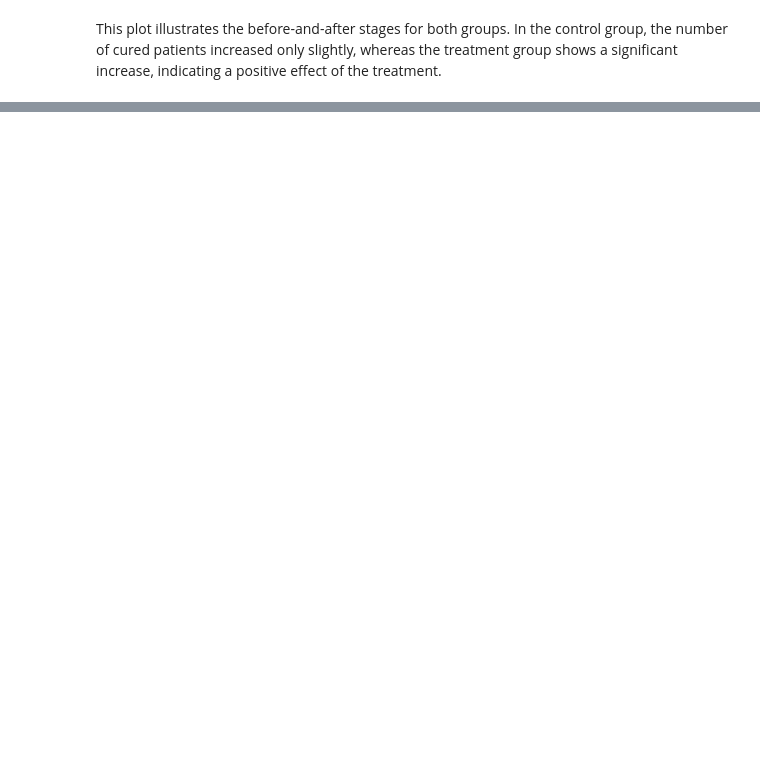
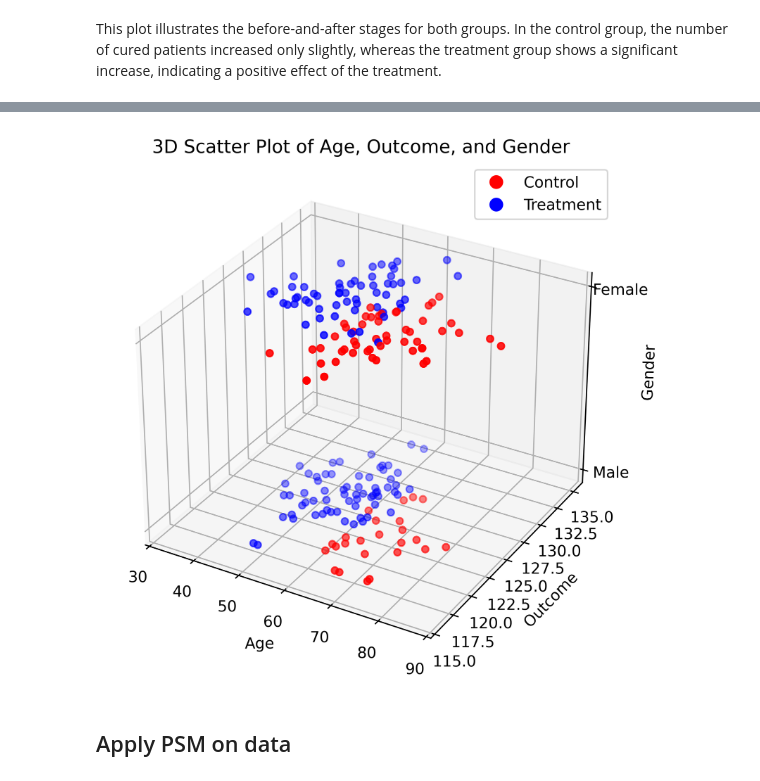
Before and after one commit to simahashemi/Quasi_Experimental_methods, a Jupyter notebook: Quasi_Experimental_methods.ipynb, the cells around one changed output, grey strips where cells are left out. Cells and saved outputs as stored; diff of their text form; code cells hidden in the pictures; blank space fills up the shorter version.

```diff
--- a/Quasi_Experimental_methods.ipynb
+++ b/Quasi_Experimental_methods.ipynb
@@ -99,0 +106,16 @@ This plot illustrates the before-and-after stages for both groups. In the contro
+# %%
+np.random.seed(42)
+n = 200
+age = np.random.normal(60, 10, n).astype(int)
+gender = np.random.choice([0, 1], n)  # 0: female, 1: male
+treatment = (age + gender * 5 + np.random.normal(0, 5, n)) > 65  # higher treatment probability for older people
+treatment = treatment.astype(int)
+outcome = 120 - 5 * treatment + age * 0.1 + gender * 2 + np.random.normal(0, 3, n)
+
+df = pd.DataFrame({
+    'age': age,
+    'gender': gender,
+    'treatment': treatment,
+    'outcome': outcome
+})
+df.head()
@@ -99,0 +129,17 @@ This plot illustrates the before-and-after stages for both groups. In the contro
+# %%
+fig = plt.figure(figsize=(10,6),dpi=512)
+ax = fig.add_subplot(111, projection='3d')
+colors = df['treatment'].map({0: 'blue', 1: 'red'})
+ax.scatter(df['age'], df['outcome'],df['gender'], c=colors)
+ax.set_xlabel('Age')
+ax.set_zlabel('Gender')
+ax.set_ylabel('Outcome')
+ax.set_zticks([0,1],['Male','Female'])
+plt.title('3D Scatter Plot of Age, Outcome, and Gender')
+handles = [plt.Line2D([0], [0], marker='o', color='w', markerfacecolor=color, markersize=10) for color in colors.unique()]
+plt.legend(handles,['Control', 'Treatment'])
+plt.show()
+# %% [output]
+[figure, added]
+# %% [markdown]
+## Apply PSM on data
```
Also changed, not shown: parts of 38 cells of this notebook.
